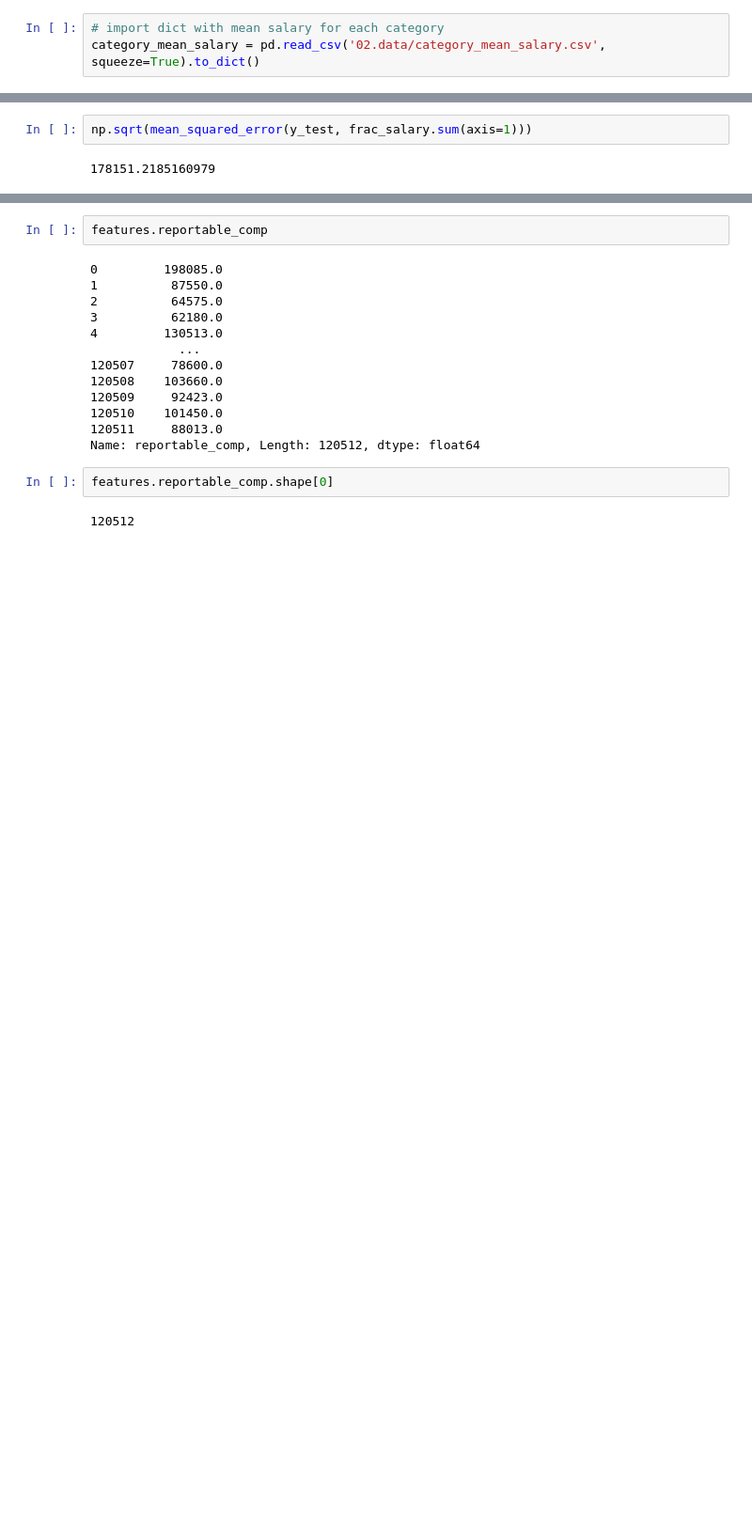
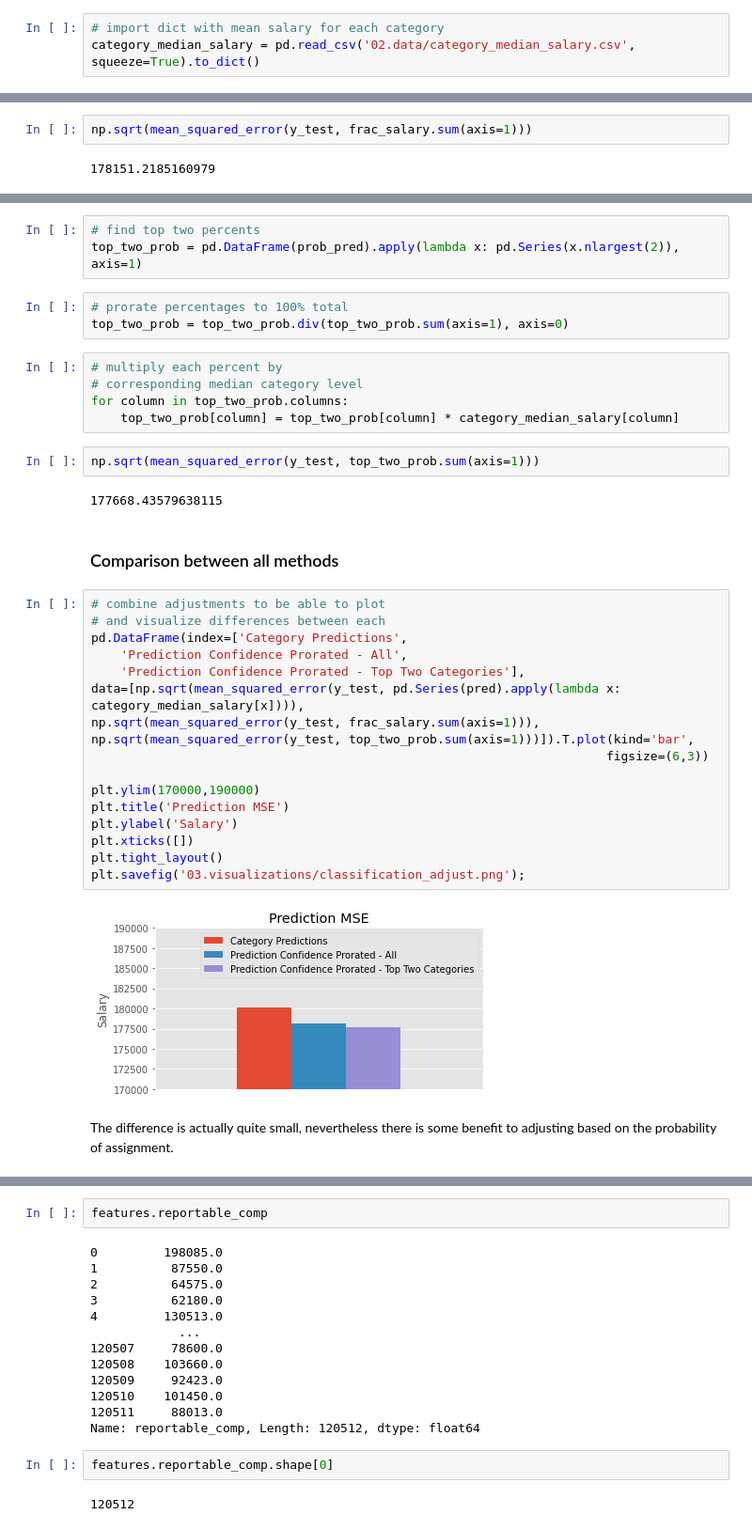
Before and after one commit to mrkjhsn/Not_for_Profit_Compensation_Modeling, a Jupyter notebook: 08.modeling_rfc.ipynb, the cells around one changed output, grey strips where cells are left out. Shown at 94% size. Drawn from its saved outputs; the diff is of its cells as text; blank space fills up the shorter version.

```diff
--- a/08.modeling_rfc.ipynb
+++ b/08.modeling_rfc.ipynb
@@ -220,5 +268,5 @@ prob_pred = pd.DataFrame(rfc.predict_proba(X_test))
 # %%
 # import dict with mean salary for each category
-category_mean_salary = pd.read_csv('02.data/category_mean_salary.csv', squeeze=True).to_dict()
+category_median_salary = pd.read_csv('02.data/category_median_salary.csv', squeeze=True).to_dict()
 # %%
 # examine dictionary to make sure it looks as it should
@@ -294,0 +314,38 @@ category_mean_salary
+# %%
+# find top two percents
+top_two_prob = pd.DataFrame(prob_pred).apply(lambda x: pd.Series(x.nlargest(2)), axis=1)
+# %%
+# prorate percentages to 100% total
+top_two_prob = top_two_prob.div(top_two_prob.sum(axis=1), axis=0)
+# %%
+# multiply each percent by
+# corresponding median category level
+for column in top_two_prob.columns:
+    top_two_prob[column] = top_two_prob[column] * category_median_salary[column]
+# %%
+np.sqrt(mean_squared_error(y_test, top_two_prob.sum(axis=1)))
+# %% [output]
+177668.43579638115
+# %% [markdown]
+### Comparison between all methods
+# %%
+# combine adjustments to be able to plot
+# and visualize differences between each
+pd.DataFrame(index=['Category Predictions',
+    'Prediction Confidence Prorated - All',
+    'Prediction Confidence Prorated - Top Two Categories'],
+data=[np.sqrt(mean_squared_error(y_test, pd.Series(pred).apply(lambda x: category_median_salary[x]))),
+np.sqrt(mean_squared_error(y_test, frac_salary.sum(axis=1))),
+np.sqrt(mean_squared_error(y_test, top_two_prob.sum(axis=1)))]).T.plot(kind='bar',
+                                                                      figsize=(6,3))
+
+plt.ylim(170000,190000)
+plt.title('Prediction MSE')
+plt.ylabel('Salary')
+plt.xticks([])
+plt.tight_layout()
+plt.savefig('03.visualizations/classification_adjust.png');
+# %% [output]
+[figure, added]
+# %% [markdown]
+The difference is actually quite small, nevertheless there is some benefit to adjusting based on the probability of assignment.
```
Also changed, not shown: parts of 36 cells of this notebook.
